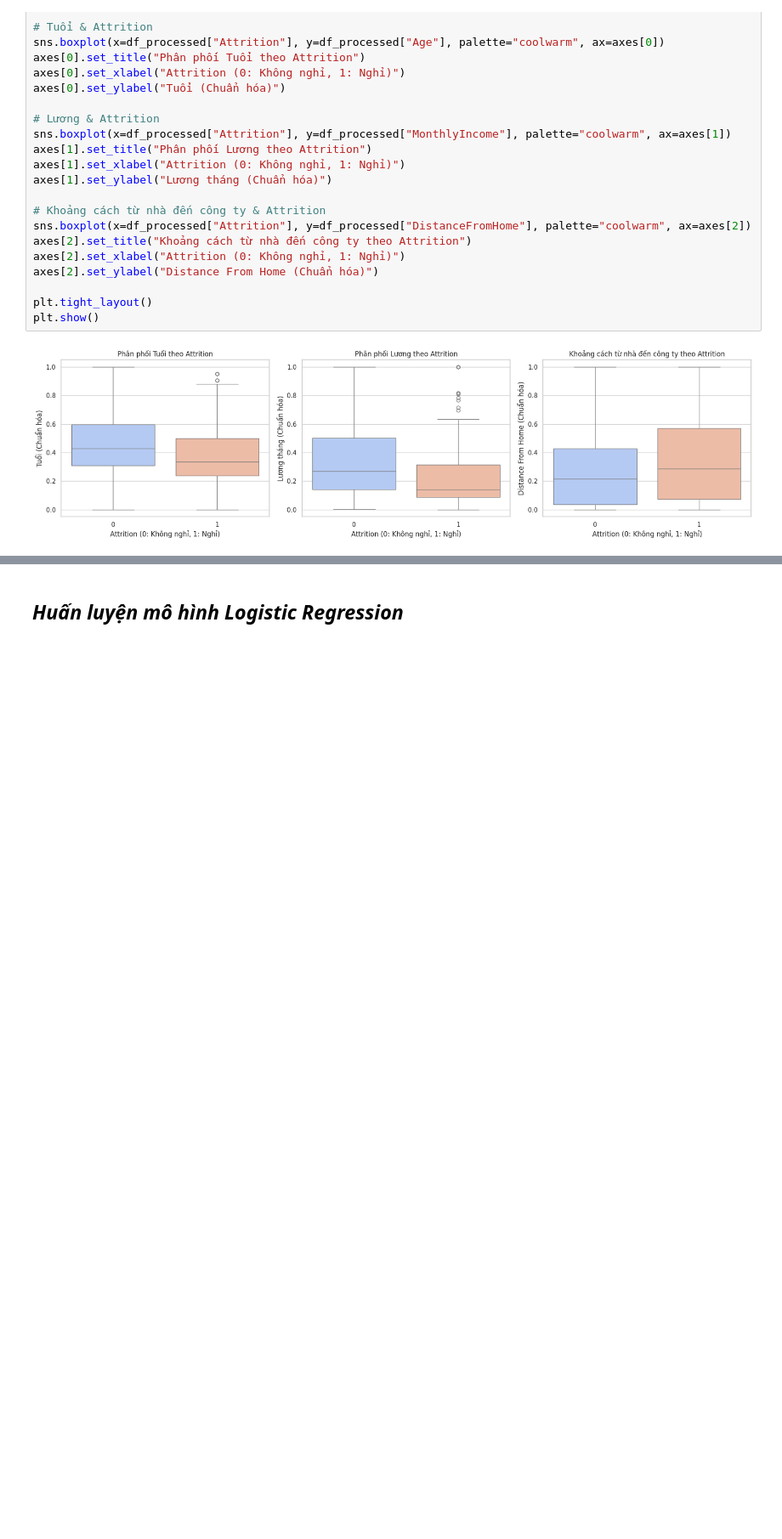
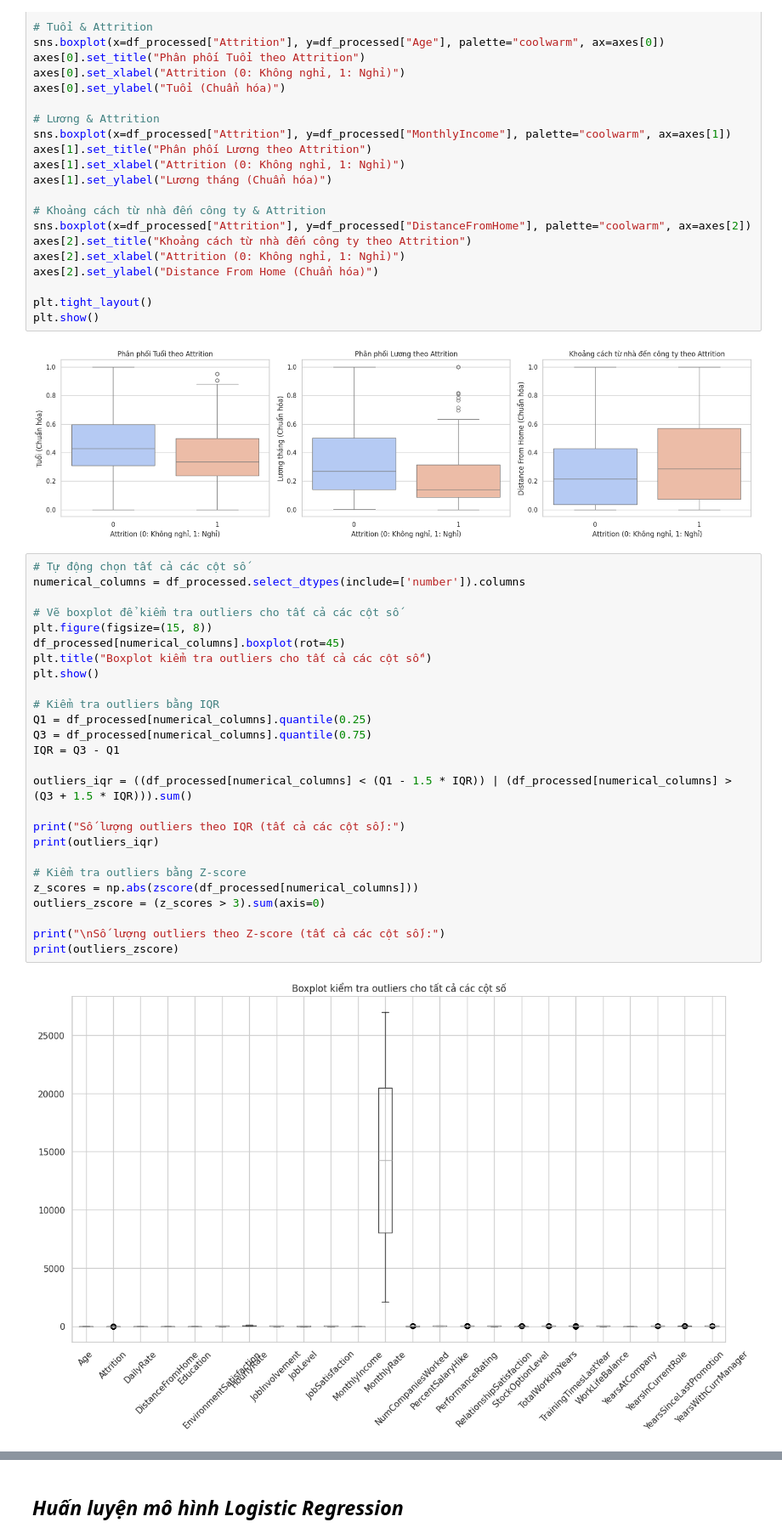
Before and after one commit to hei1sme/MAI391_FINAL_PROJECT, a Jupyter notebook: MAI391_SE194127_project.ipynb, the cells around one changed output, grey strips where cells are left out. Shown at 85% size. Cells and saved outputs as stored; diff of their text form; blank space fills up the shorter version.

```diff
--- a/MAI391_SE194127_project.ipynb
+++ b/MAI391_SE194127_project.ipynb
@@ -470,3 +469,31 @@ plt.tight_layout()
 plt.show()
 # %% [output]
 [figure]
+# %%
+# Tự động chọn tất cả các cột số
+numerical_columns = df_processed.select_dtypes(include=['number']).columns
+
+# Vẽ boxplot để kiểm tra outliers cho tất cả các cột số
+plt.figure(figsize=(15, 8))
+df_processed[numerical_columns].boxplot(rot=45)
+plt.title("Boxplot kiểm tra outliers cho tất cả các cột số")
+plt.show()
+
+# Kiểm tra outliers bằng IQR
+Q1 = df_processed[numerical_columns].quantile(0.25)
+Q3 = df_processed[numerical_columns].quantile(0.75)
+IQR = Q3 - Q1
+
+outliers_iqr = ((df_processed[numerical_columns] < (Q1 - 1.5 * IQR)) | (df_processed[numerical_columns] > (Q3 + 1.5 * IQR))).sum()
+
+print("Số lượng outliers theo IQR (tất cả các cột số):")
+print(outliers_iqr)
+
+# Kiểm tra outliers bằng Z-score
+z_scores = np.abs(zscore(df_processed[numerical_columns]))
+outliers_zscore = (z_scores > 3).sum(axis=0)
+
+print("\nSố lượng outliers theo Z-score (tất cả các cột số):")
+print(outliers_zscore)
+# %% [output]
+[figure, added]
```
Also changed, not shown: parts of 4 cells of this notebook.
